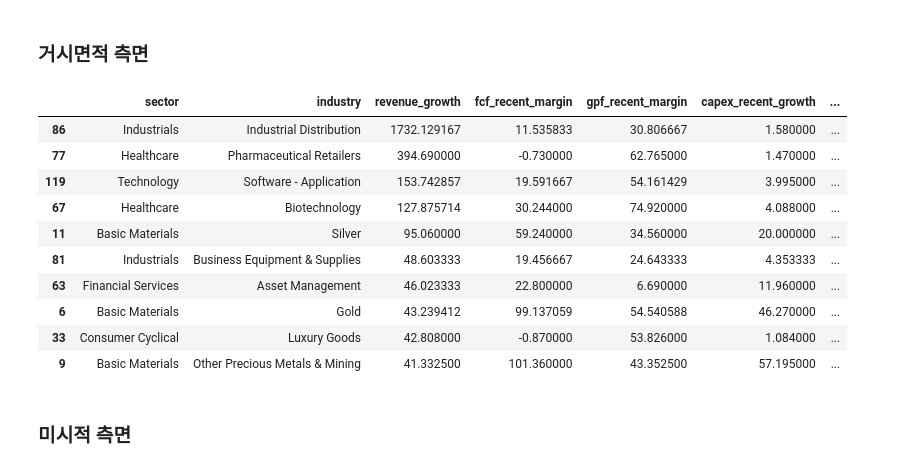
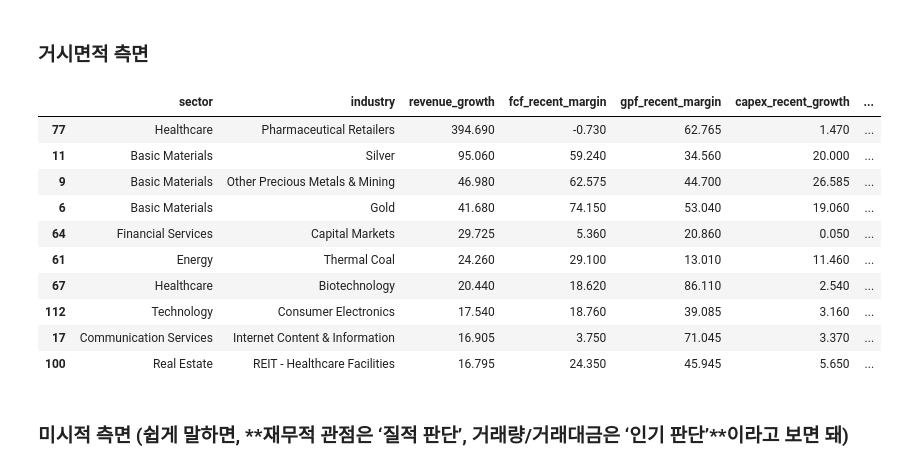
Before and after one commit to cbyangel/MacroEconomy, a Jupyter notebook: notebooks2/00_성장주평가.ipynb, the cells around one changed output. Cells and saved outputs as stored; diff of their text form; code cells hidden in the pictures.

```diff
--- a/notebooks2/00_성장주평가.ipynb
+++ b/notebooks2/00_성장주평가.ipynb
@@ -182,30 +183,30 @@ df_metrics.head()
 # %%
 df_sector = (
     df_metrics.groupby(['sector', 'industry'])
-    .agg({'revenue_growth':'mean',
-          'fcf_recent_margin':'mean',
-          'gpf_recent_margin':'mean',
-          'capex_recent_growth':'mean',
-          'safety_recent':'mean',
-          'market_cap':'mean'})
+    .agg({'revenue_growth':'median',
+          'fcf_recent_margin':'median',
+          'gpf_recent_margin':'median',
+          'capex_recent_growth':'median',
+          'safety_recent':'median',
+          'market_cap':'median'})
     .reset_index()
 )
 
 df_sector.sort_values(by=['revenue_growth', 'gpf_recent_margin', 'fcf_recent_margin', 'capex_recent_growth'], ascending=False).head(10)
 # %% [output]
 |  | sector | industry | revenue_growth | fcf_recent_margin | gpf_recent_margin | capex_recent_growth | ... |
-| 86 | Industrials | Industrial Distribution | 1732.129167 | 11.535833 | 30.806667 | 1.580000 | ... |
-| 77 | Healthcare | Pharmaceutical Retailers | 394.690000 | -0.730000 | 62.765000 | 1.470000 | ... |
-| 119 | Technology | Software - Application | 153.742857 | 19.591667 | 54.161429 | 3.995000 | ... |
-| 67 | Healthcare | Biotechnology | 127.875714 | 30.244000 | 74.920000 | 4.088000 | ... |
-| 11 | Basic Materials | Silver | 95.060000 | 59.240000 | 34.560000 | 20.000000 | ... |
-| 81 | Industrials | Business Equipment & Supplies | 48.603333 | 19.456667 | 24.643333 | 4.353333 | ... |
-| 63 | Financial Services | Asset Management | 46.023333 | 22.800000 | 6.690000 | 11.960000 | ... |
-| 6 | Basic Materials | Gold | 43.239412 | 99.137059 | 54.540588 | 46.270000 | ... |
-| 33 | Consumer Cyclical | Luxury Goods | 42.808000 | -0.870000 | 53.826000 | 1.084000 | ... |
-| 9 | Basic Materials | Other Precious Metals & Mining | 41.332500 | 101.360000 | 43.352500 | 57.195000 | ... |
+| 77 | Healthcare | Pharmaceutical Retailers | 394.690 | -0.730 | 62.765 | 1.470 | ... |
+| 11 | Basic Materials | Silver | 95.060 | 59.240 | 34.560 | 20.000 | ... |
+| 9 | Basic Materials | Other Precious Metals & Mining | 46.980 | 62.575 | 44.700 | 26.585 | ... |
+| 6 | Basic Materials | Gold | 41.680 | 74.150 | 53.040 | 19.060 | ... |
+| 64 | Financial Services | Capital Markets | 29.725 | 5.360 | 20.860 | 0.050 | ... |
+| 61 | Energy | Thermal Coal | 24.260 | 29.100 | 13.010 | 11.460 | ... |
+| 67 | Healthcare | Biotechnology | 20.440 | 18.620 | 86.110 | 2.540 | ... |
+| 112 | Technology | Consumer Electronics | 17.540 | 18.760 | 39.085 | 3.160 | ... |
+| 17 | Communication Services | Internet Content & Information | 16.905 | 3.750 | 71.045 | 3.370 | ... |
+| 100 | Real Estate | REIT - Healthcare Facilities | 16.795 | 24.350 | 45.945 | 5.650 | ... |
 # %% [markdown]
-### 미시적 측면
+### 미시적 측면 (쉽게 말하면, **재무적 관점은 ‘질적 판단’, 거래량/거래대금은 ‘인기 판단’**이라고 보면 돼)
 # %%
 lvl_rev_growth = df_metrics['revenue_growth'].describe()['75%']
 lvl_gpf_growth = df_metrics['gpf_growth'].describe()['75%']
```
Also changed, not shown: parts of 7 cells of this notebook, 3 other files.
